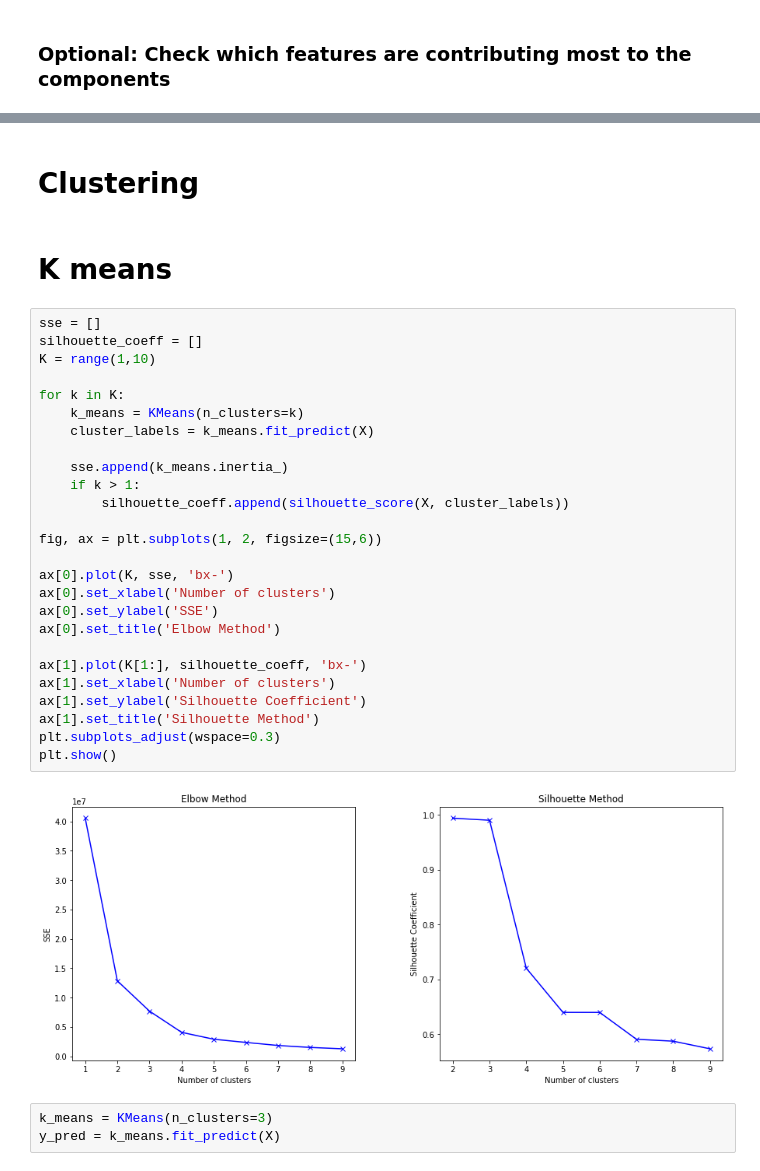
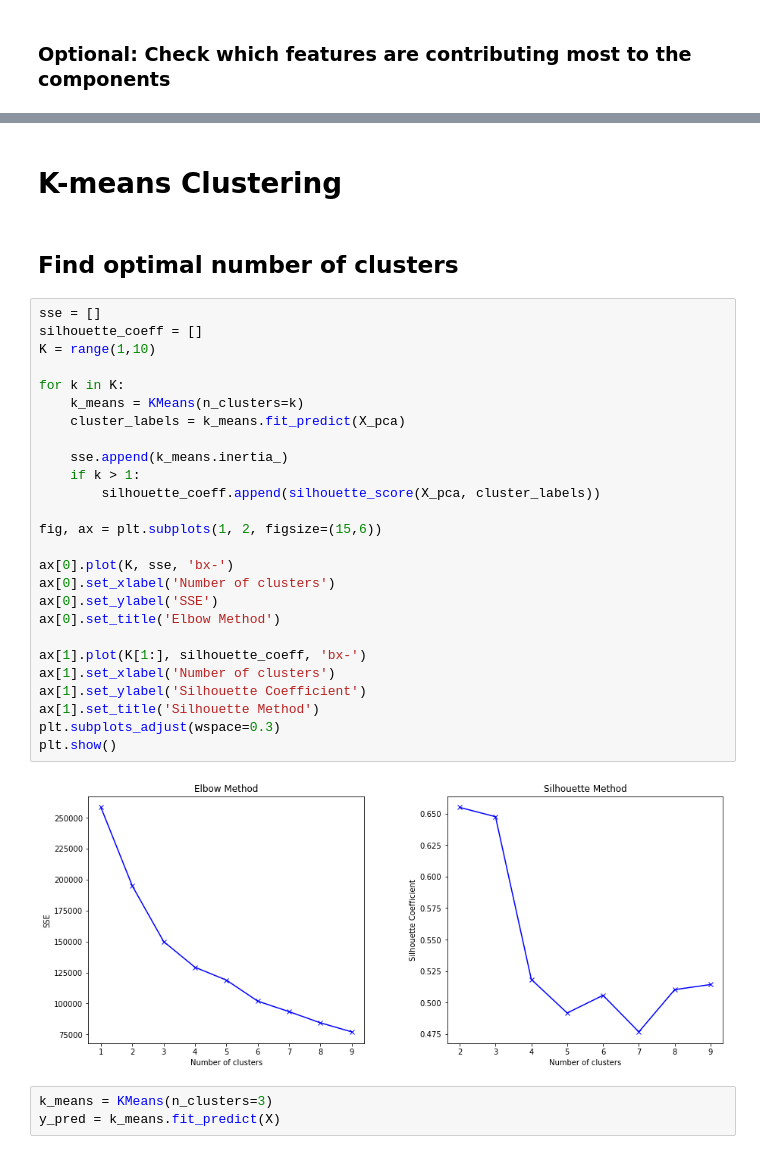
Before and after one commit to sharifnasser/ML-second-midterm, a Jupyter notebook: mid_term.ipynb, the cells around one changed output, grey strips where cells are left out. Saved outputs shown, nothing was run; the diff lists cells and outputs as text.

Commit message:
Init K-means analysis

```diff
--- a/mid_term.ipynb
+++ b/mid_term.ipynb
@@ -147,37 +148,37 @@ pd.DataFrame(pca.components_, columns = df.columns[1:])
 | 4 | -0.058513 | 0.092870 | 0.020681 | 0.071649 | 0.049969 | -0.101543 | -0.578888 | 0.105617 | 0.453343 | 0.097769 | ... |
 | 5 | 0.008729 | 0.007921 | 0.045410 | -0.096001 | -0.005053 | 0.781404 | -0.516604 | 0.028574 | -0.034440 | -0.156428 | ... |
 # %% [markdown]
-# Clustering
+# K-means Clustering
-# %% [markdown]
-# K means
+# %% [markdown]
+## Find optimal number of clusters
 # %%
 sse = []
 silhouette_coeff = []
 K = range(1,10)
 
 for k in K:
     k_means = KMeans(n_clusters=k)
-    cluster_labels = k_means.fit_predict(X)
+    cluster_labels = k_means.fit_predict(X_pca)
 
     sse.append(k_means.inertia_)
     if k > 1:
-        silhouette_coeff.append(silhouette_score(X, cluster_labels))
+        silhouette_coeff.append(silhouette_score(X_pca, cluster_labels))
 
 fig, ax = plt.subplots(1, 2, figsize=(15,6))
 
 ax[0].plot(K, sse, 'bx-')
 ax[0].set_xlabel('Number of clusters')
 ax[0].set_ylabel('SSE')
 ax[0].set_title('Elbow Method')
 
 ax[1].plot(K[1:], silhouette_coeff, 'bx-')
 ax[1].set_xlabel('Number of clusters')
 ax[1].set_ylabel('Silhouette Coefficient')
 ax[1].set_title('Silhouette Method')
 plt.subplots_adjust(wspace=0.3)
 plt.show()
 # %% [output]
-[figure, old version]
+[figure, new version]
 # %%
 k_means = KMeans(n_clusters=3)
 y_pred = k_means.fit_predict(X)
```
Also changed, not shown: parts of 4 cells of this notebook.
